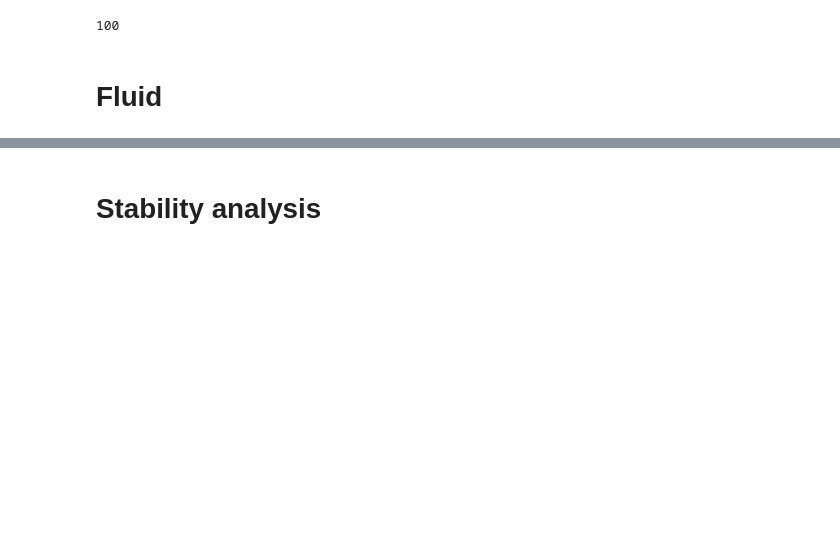
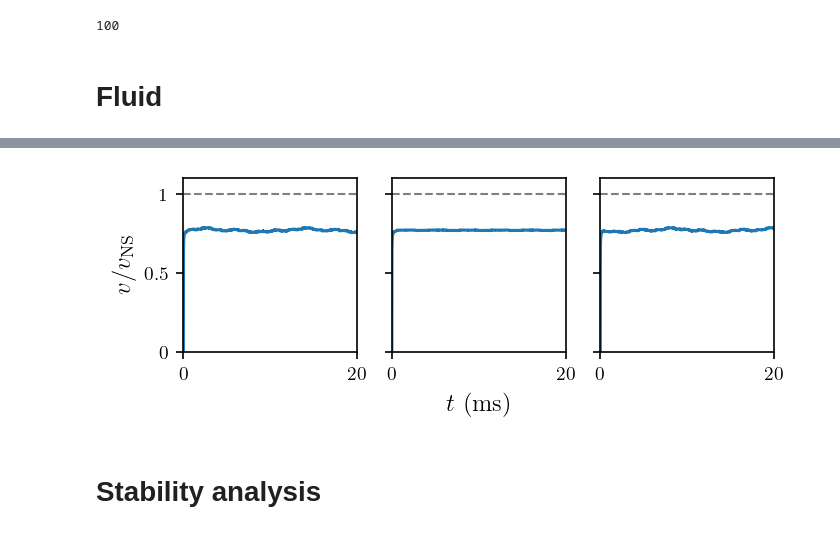
Before and after one commit to david16correa/LBM-benchmarks, a Jupyter notebook: 5 Squirmers/notebooks/main.ipynb, the cells around one changed output, grey strips where cells are left out. Drawn from its saved outputs; the diff is of its cells as text; code cells hidden in the pictures; blank space fills up the shorter version.

```diff
--- a/5 Squirmers/notebooks/main.ipynb
+++ b/5 Squirmers/notebooks/main.ipynb
@@ -98,3 +150,10 @@ np.float64(0.00015917462261778932)
+# %%
+# fig, ax = aux.plotTrjs(pusherParticleDf, neutralParticleDf, pullerParticleDf)
+fig, ax = aux.plotVels(pusherParticleDf, neutralParticleDf, pullerParticleDf, -1)
+plt.savefig("figs/error.pdf", format="pdf", transparent=True, bbox_inches="tight")
+plt.show()
+# %% [output]
+[figure, added]
 # %% [markdown]
 # Stability analysis
 # %%
```
Also changed, not shown: parts of 17 cells of this notebook, 27 other files.
